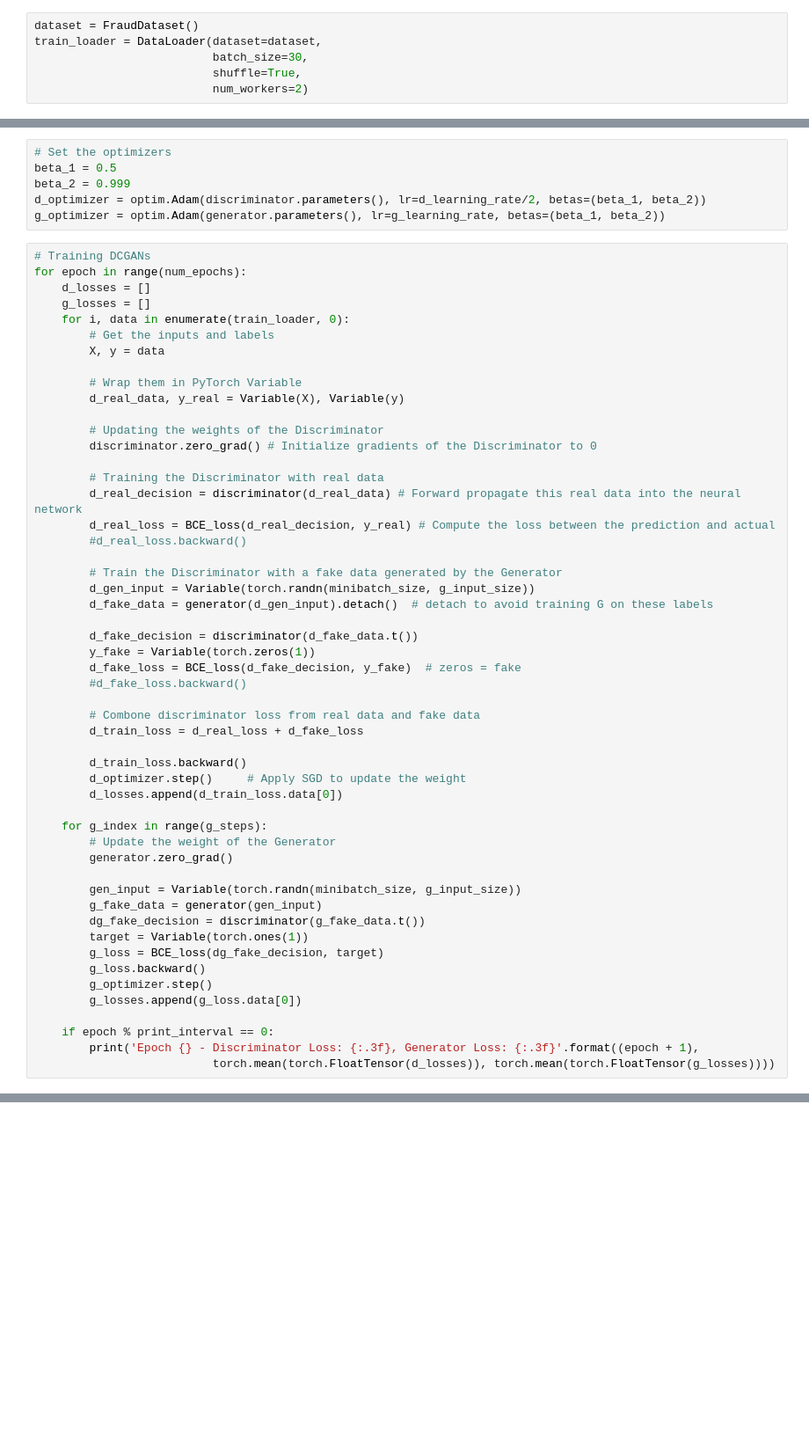
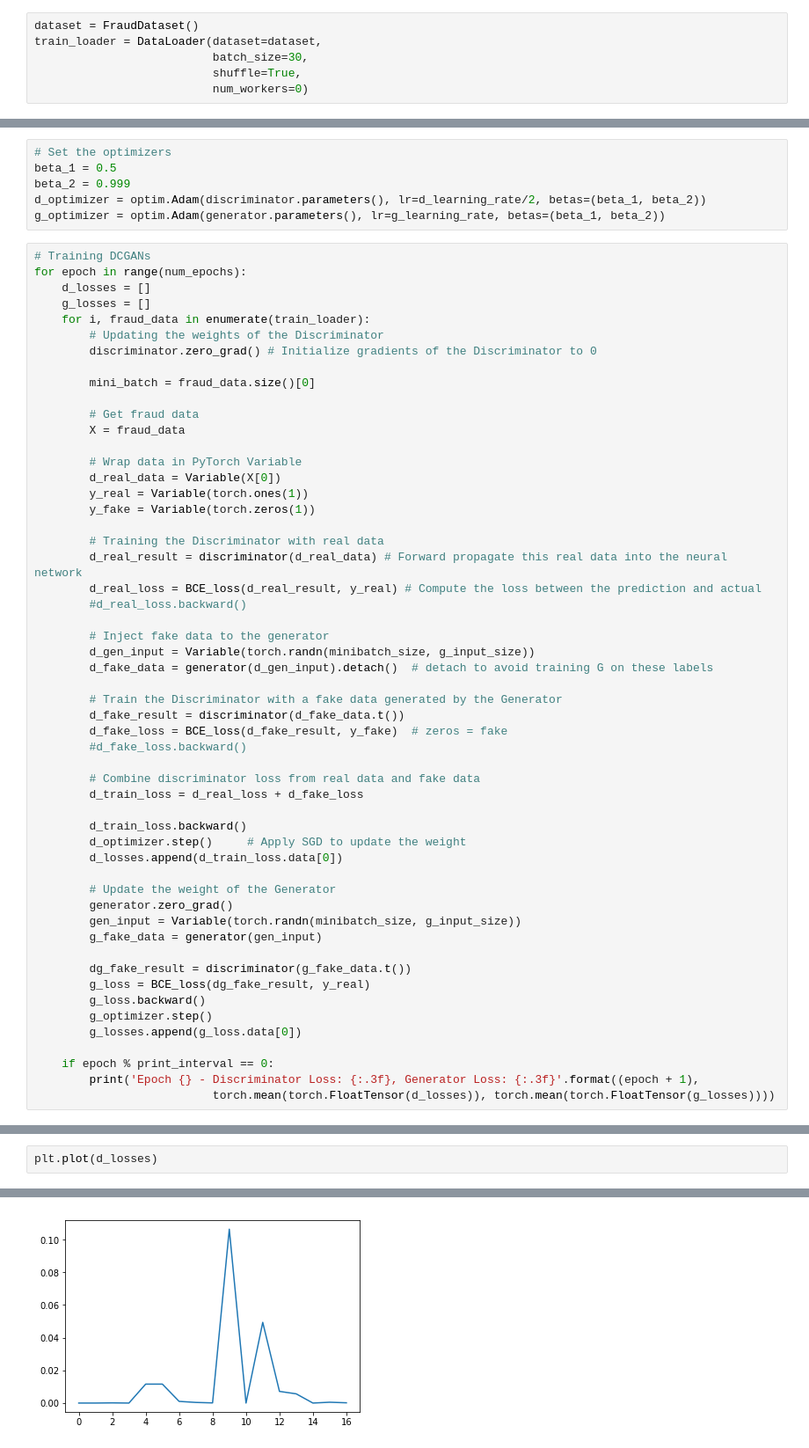
Before and after one commit to KiemNguyen/generative-adversarial-networks-for-fraud-detection, a Jupyter notebook: notebook/generative-adversarial-networks-for-fraud-detection.ipynb, the cells around one changed output, grey strips where cells are left out. Shown at 88% size. Saved outputs shown, nothing was run; the diff lists cells and outputs as text; blank space fills up the shorter version.

Commit message:
Fixed training

```diff
--- a/notebook/generative-adversarial-networks-for-fraud-detection.ipynb
+++ b/notebook/generative-adversarial-networks-for-fraud-detection.ipynb
@@ -260,6 +268,6 @@ dataset = FraudDataset()
 train_loader = DataLoader(dataset=dataset,
                           batch_size=30,
                           shuffle=True,
-                          num_workers=2)
+                          num_workers=0)
 # %%
 # Generator's paragrams
@@ -341,46 +353,48 @@ g_optimizer = optim.Adam(generator.parameters(), lr=g_learning_rate, betas=(beta
 for epoch in range(num_epochs):
     d_losses = []
     g_losses = []
-    for i, data in enumerate(train_loader, 0):
-        # Get the inputs and labels
-        X, y = data
-
-        # Wrap them in PyTorch Variable
-        d_real_data, y_real = Variable(X), Variable(y)
-
+    for i, fraud_data in enumerate(train_loader):
         # Updating the weights of the Discriminator
         discriminator.zero_grad() # Initialize gradients of the Discriminator to 0
 
+        mini_batch = fraud_data.size()[0]
+
+        # Get fraud data
+        X = fraud_data
+
+        # Wrap data in PyTorch Variable
+        d_real_data = Variable(X[0])
+        y_real = Variable(torch.ones(1))
+        y_fake = Variable(torch.zeros(1))
+
         # Training the Discriminator with real data
-        d_real_decision = discriminator(d_real_data) # Forward propagate this real data into the neural network
-        d_real_loss = BCE_loss(d_real_decision, y_real) # Compute the loss between the prediction and actual
+        d_real_result = discriminator(d_real_data) # Forward propagate this real data into the neural network
+        d_real_loss = BCE_loss(d_real_result, y_real) # Compute the loss between the prediction and actual
         #d_real_loss.backward()
 
-        # Train the Discriminator with a fake data generated by the Generator
+        # Inject fake data to the generator
         d_gen_input = Variable(torch.randn(minibatch_size, g_input_size))
         d_fake_data = generator(d_gen_input).detach()  # detach to avoid training G on these labels
 
-        d_fake_decision = discriminator(d_fake_data.t())
-        y_fake = Variable(torch.zeros(1))
-        d_fake_loss = BCE_loss(d_fake_decision, y_fake)  # zeros = fake
+        # Train the Discriminator with a fake data generated by the Generator
+        d_fake_result = discriminator(d_fake_data.t())
+        d_fake_loss = BCE_loss(d_fake_result, y_fake)  # zeros = fake
         #d_fake_loss.backward()
 
-        # Combone discriminator loss from real data and fake data
+        # Combine discriminator loss from real data and fake data
         d_train_loss = d_real_loss + d_fake_loss
 
         d_train_loss.backward()
         d_optimizer.step()     # Apply SGD to update the weight
         d_losses.append(d_train_loss.data[0])
 
-    for g_index in range(g_steps):
         # Update the weight of the Generator
         generator.zero_grad()
-
         gen_input = Variable(torch.randn(minibatch_size, g_input_size))
         g_fake_data = generator(gen_input)
-        dg_fake_decision = discriminator(g_fake_data.t())
-        target = Variable(torch.ones(1))
-        g_loss = BCE_loss(dg_fake_decision, target)
+
+        dg_fake_result = discriminator(g_fake_data.t())
+        g_loss = BCE_loss(dg_fake_result, y_real)
         g_loss.backward()
         g_optimizer.step()
         g_losses.append(g_loss.data[0])
@@ -427,0 +423,3 @@ KeyboardInterrupt:
+# %%
+plt.plot(d_losses)
+# %% [output]
@@ -427,0 +427 @@ KeyboardInterrupt:
+[figure, added]
```
Also changed, not shown: parts of 8 cells of this notebook.
